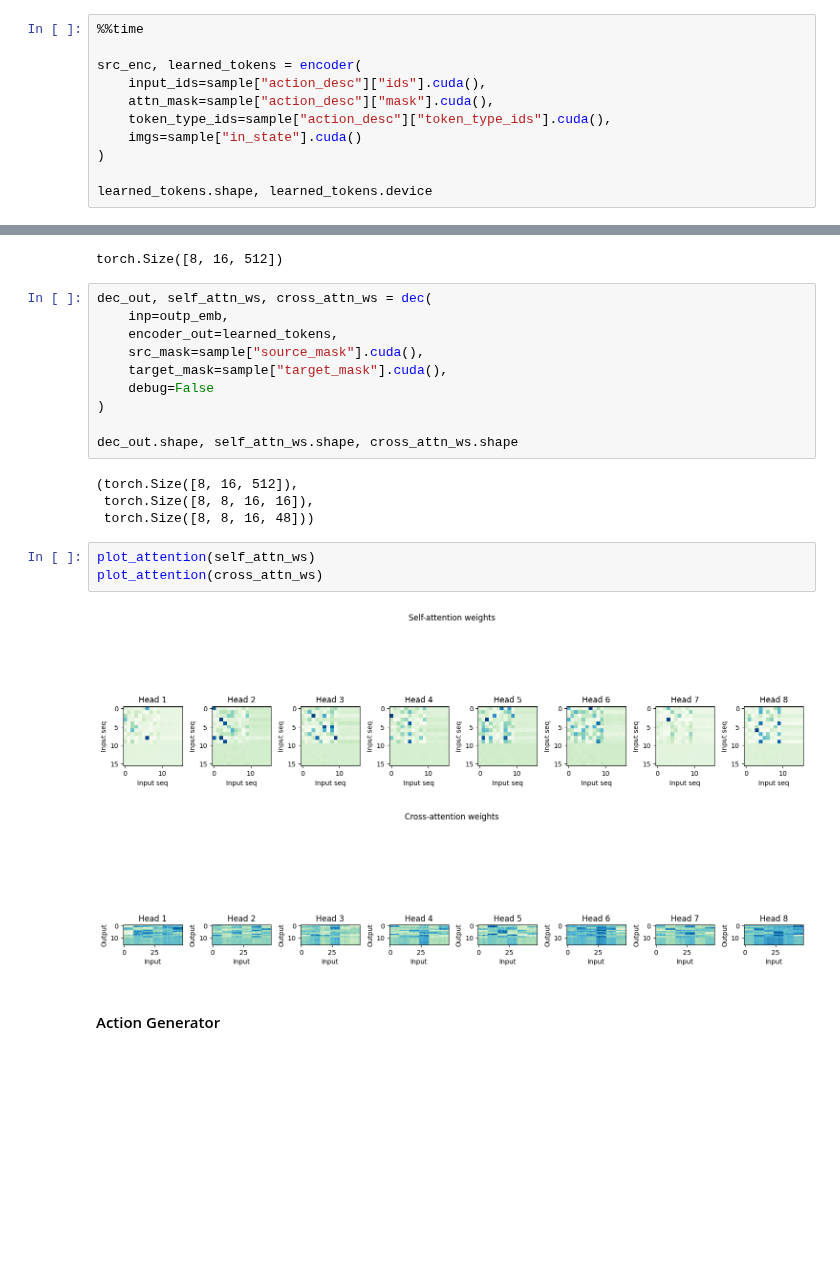
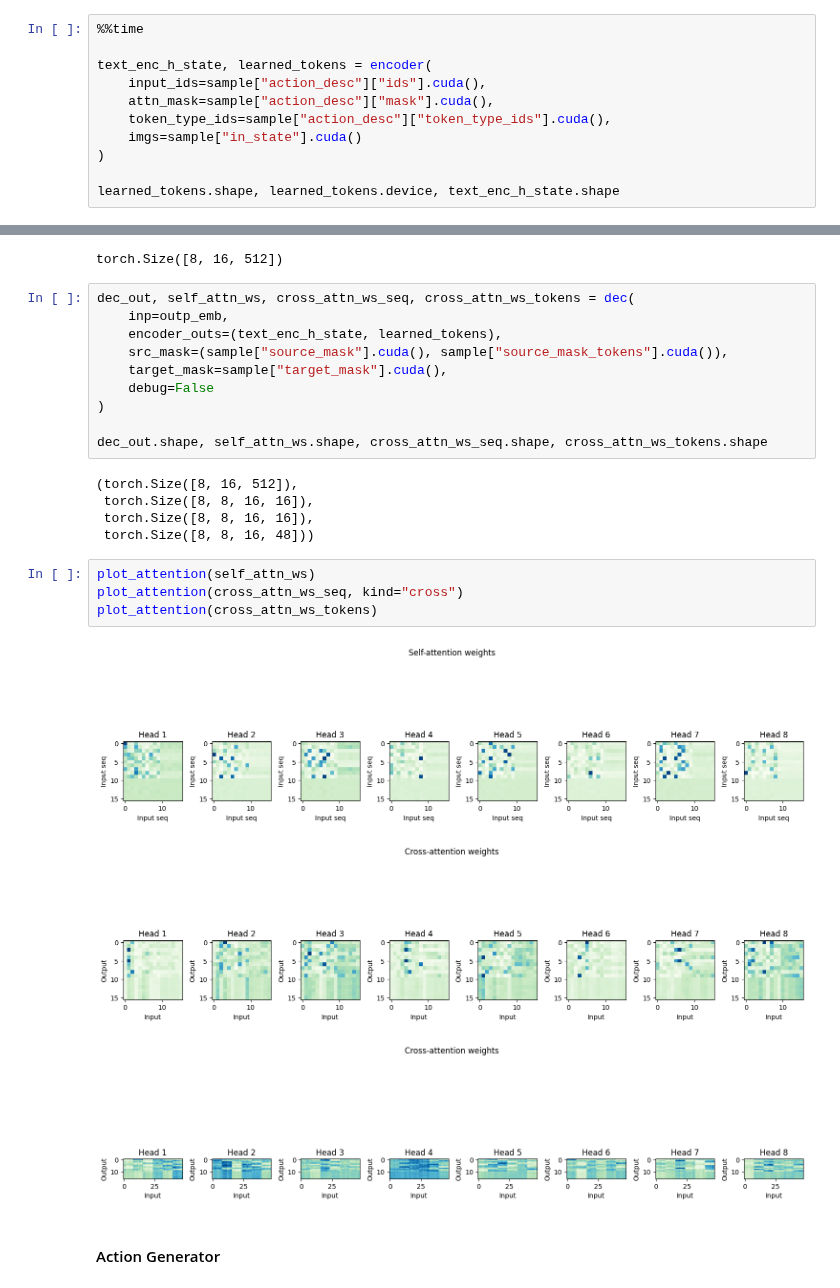
Before and after one commit to dric2018/smf_be, a Jupyter notebook: notebooks/Model.ipynb, the cells around one changed output, grey strips where cells are left out. Drawn from its saved outputs; the diff is of its cells as text; blank space fills up the shorter version.

Commit message:
Updated cross attention computations

```diff
--- a/notebooks/Model.ipynb
+++ b/notebooks/Model.ipynb
@@ -239,12 +240,12 @@ Non-trainable params: 38,866,984
 # %%
 %%time
 
-src_enc, learned_tokens = encoder(
+text_enc_h_state, learned_tokens = encoder(
     input_ids=sample["action_desc"]["ids"].cuda(),
     attn_mask=sample["action_desc"]["mask"].cuda(),
     token_type_ids=sample["action_desc"]["token_type_ids"].cuda(),
     imgs=sample["in_state"].cuda()
 )
 
-learned_tokens.shape, learned_tokens.device
+learned_tokens.shape, learned_tokens.device, text_enc_h_state.shape
 # %% [output]
@@ -524,25 +527,28 @@ outp_emb.shape
 # %% [output]
 torch.Size([8, 16, 512])
 # %%
-dec_out, self_attn_ws, cross_attn_ws = dec(
+dec_out, self_attn_ws, cross_attn_ws_seq, cross_attn_ws_tokens = dec(
     inp=outp_emb,
-    encoder_out=learned_tokens,
-    src_mask=sample["source_mask"].cuda(),
+    encoder_outs=(text_enc_h_state, learned_tokens),
+    src_mask=(sample["source_mask"].cuda(), sample["source_mask_tokens"].cuda()),
     target_mask=sample["target_mask"].cuda(),
     debug=False
 )
 
-dec_out.shape, self_attn_ws.shape, cross_attn_ws.shape
+dec_out.shape, self_attn_ws.shape, cross_attn_ws_seq.shape, cross_attn_ws_tokens.shape
 # %% [output]
 (torch.Size([8, 16, 512]),
  torch.Size([8, 8, 16, 16]),
+ torch.Size([8, 8, 16, 16]),
  torch.Size([8, 8, 16, 48]))
 # %%
 plot_attention(self_attn_ws)
-plot_attention(cross_attn_ws)
+plot_attention(cross_attn_ws_seq, kind="cross")
+plot_attention(cross_attn_ws_tokens)
 # %% [output]
-[figure, old version]
+[figure, new version]
-[figure, old version]
+[figure, new version]
+[figure, added]
 # %% [markdown]
 #### Action Generator
 # %%
```
Also changed, not shown: parts of 38 cells of this notebook, 10 other files.
